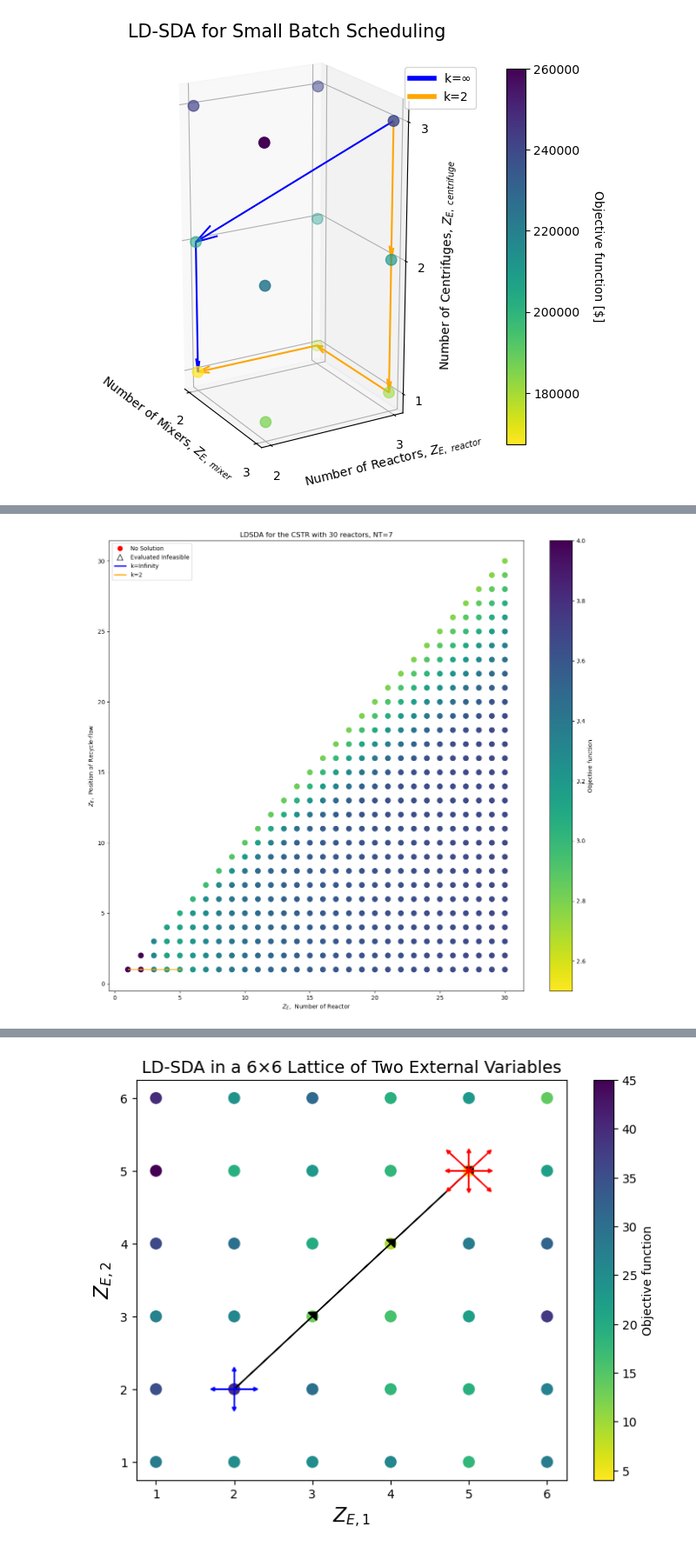
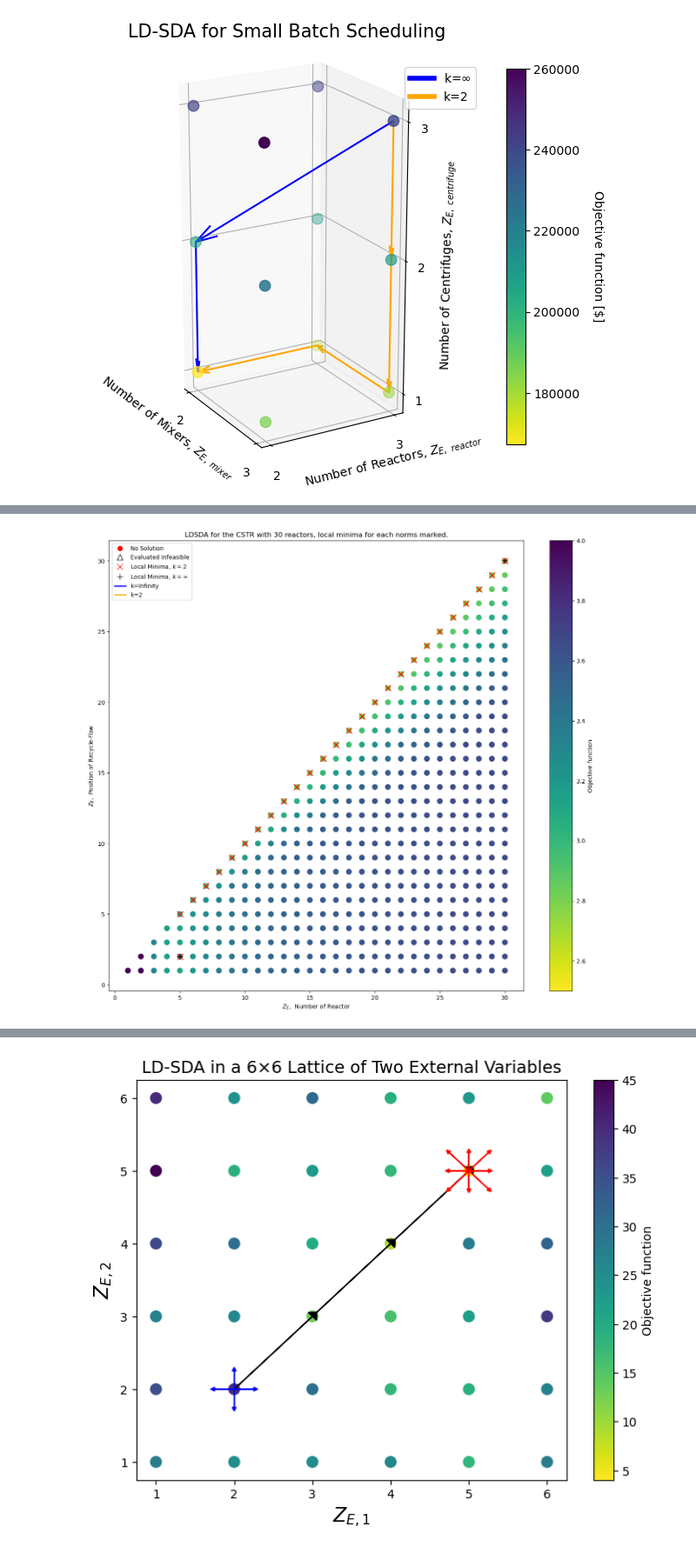
Before and after one commit to SECQUOIA/dsda-gdp, a Jupyter notebook: results/visualize_ldsda_pathways.ipynb, the cells around one changed output, grey strips where cells are left out. Shown at 87% size. Cells and saved outputs as stored; diff of their text form; code cells hidden in the pictures.

Commit message:
Visualize Pathway add local minima indicator

```diff
--- a/results/visualize_ldsda_pathways.ipynb
+++ b/results/visualize_ldsda_pathways.ipynb
@@ -336,6 +390,10 @@ def visualize_dsda(
     infeas_y: list = [],
     nan_x: list = [],
     nan_y: list = [],
+    local_minima_x: list = [],
+    local_minima_y: list = [],
+    local_minima_x_inf: list = [],
+    local_minima_y_inf: list = [],
     objs: list = [],
     ext1_name: str = 'External variable 1',
     ext2_name: str = 'External variable 2',
@@ -353,6 +411,12 @@ def visualize_dsda(
     cbar = plt.colorbar(sc)
     cbar.set_label('Objective function', rotation=90)
 
+    # Scatter plot for local minima for k=2 as Crosses
+    plt.scatter(local_minima_x, local_minima_y, s=100, marker='x', color='red')
+
+    # Scatter plot for the local minima for k=Infinity as Plus signs
+    plt.scatter(local_minima_x_inf, local_minima_y_inf, s=100, marker='+', color='black')
+
     for route, color in routes_colors:
         for i in range(len(route) - 1):
             plt.arrow(
@@ -366,7 +430,7 @@ def visualize_dsda(
                 color=color,
             )
 
-    plt.title('LDSDA for the CSTR with 30 reactors, NT=7')
+    plt.title('LDSDA for the CSTR with 30 reactors, local minima for each norms marked.')
 
     # Using LaTeX for subscript only for 'E' in the axis labels
     plt.xlabel('$Z_E$, ' + ext1_name.split('Z_E,')[1] if 'Z_E,' in ext1_name else ext1_name)
@@ -375,39 +439,63 @@ def visualize_dsda(
     legend_elements = [
         plt.Line2D([0], [0], marker='o', color='w', markerfacecolor='red', markersize=10, label='No Solution'),
         plt.Line2D([0], [0], marker='^', color='w', markerfacecolor='none', markeredgecolor='black', markersize=10, label='Evaluated Infeasible'),
+        plt.Line2D([0], [0], marker='x', color='w', markeredgecolor='red', markersize=10, label='Local Minima, $k=2$'),
+        plt.Line2D([0], [0], marker='+', color='w', markeredgecolor='black', markersize=10, label='Local Minima, $k=\infty$'),
         plt.Line2D([0], [0], color='blue', lw=2, label='k=Infinity'),
         plt.Line2D([0], [0], color='orange', lw=2, label='k=2')
     ]
     plt.legend(handles=legend_elements)
     plt.show()
 
 df = pd.read_csv('compl_enum_cstr_30_baron_dantzig.csv')
 
-route1 = [(1,1), (2,1), (3,1), (4,1), (5,1)]
-route2 = [(1,1), (2,1), (3,1), (4,1), (5,1)]
+route1 = []
+route2 = []
+
+# Enter the local minima coordinates for k=2
+local_minima_x = lower_objective_df['x'].tolist()
+local_minima_y = lower_objective_df['y'].tolist()
+
+# Enter the local minima coordinates for k=2
+local_minima_x_inf = lower_objective_inf_df['x'].tolist()
+local_minima_y_inf = lower_objective_inf_df['y'].tolist()
 
 # Filter points based on their status
 optimal_df = df[df['Status'] == 'Optimal']
 infeasible_df = df[df['Status'] == 'Evaluated_Infeasible']
 
 # Extract x, y coordinates and objective values for optimal points
 feas_x = optimal_df['x'].tolist()
 feas_y = optimal_df['y'].tolist()
 objs = optimal_df['Objective'].tolist()  # Replacing NaN with 0 for plotting purposes
 
 # Extract x, y coordinates for infeasible points
 infeas_x = infeasible_df['x'].tolist()
 infeas_y = infeasible_df['y'].tolist()
 
 # Identify points with NaN objectives within the optimal dataset
 nan_obj_indices = optimal_df['Objective'].index[optimal_df['Objective'].isna()].tolist()
 nan_x = optimal_df['x'][nan_obj_indices].tolist()
 nan_y = optimal_df['y'][nan_obj_indices].tolist()
 
 # Visualize both routes on the same graph
 routes_colors = [(route1, 'blue'), (route2, 'orange')]
 # routes_colors = [(route1, 'blue')]
 # routes_colors = [(route2, 'orange')]
-visualize_dsda(routes_colors=routes_colors, feas_x=feas_x, feas_y=feas_y, infeas_x=infeas_x, infeas_y=infeas_y, nan_x=nan_x, nan_y=nan_y, objs=objs, ext1_name='Z_E, Number of Reactor', ext2_name='Z_E, Position of Recycle-flow')
+
+visualize_dsda(routes_colors=routes_colors,
+               feas_x=feas_x,
+               feas_y=feas_y,
+               infeas_x=infeas_x,
+               infeas_y=infeas_y,
+               nan_x=nan_x,
+               nan_y=nan_y,
+               local_minima_x= local_minima_x,
+               local_minima_y= local_minima_y,
+               local_minima_x_inf= local_minima_x_inf,
+               local_minima_y_inf= local_minima_y_inf,
+               objs=objs,
+               ext1_name='Z_E, Number of Reactor',
+               ext2_name='Z_E, Position of Recycle-flow')
 # %% [output]
-[figure, old version]
+[figure, new version]
```
Also changed, not shown: parts of 5 cells of this notebook, 1 other file.
